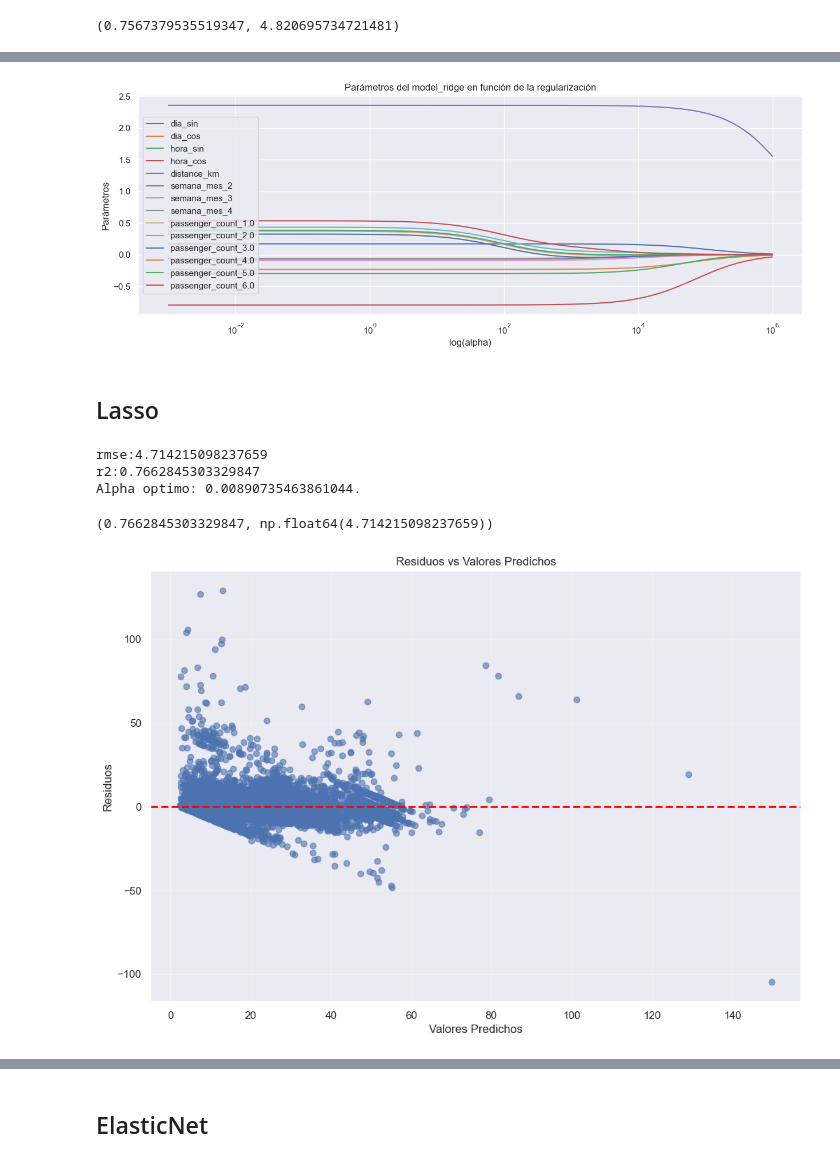
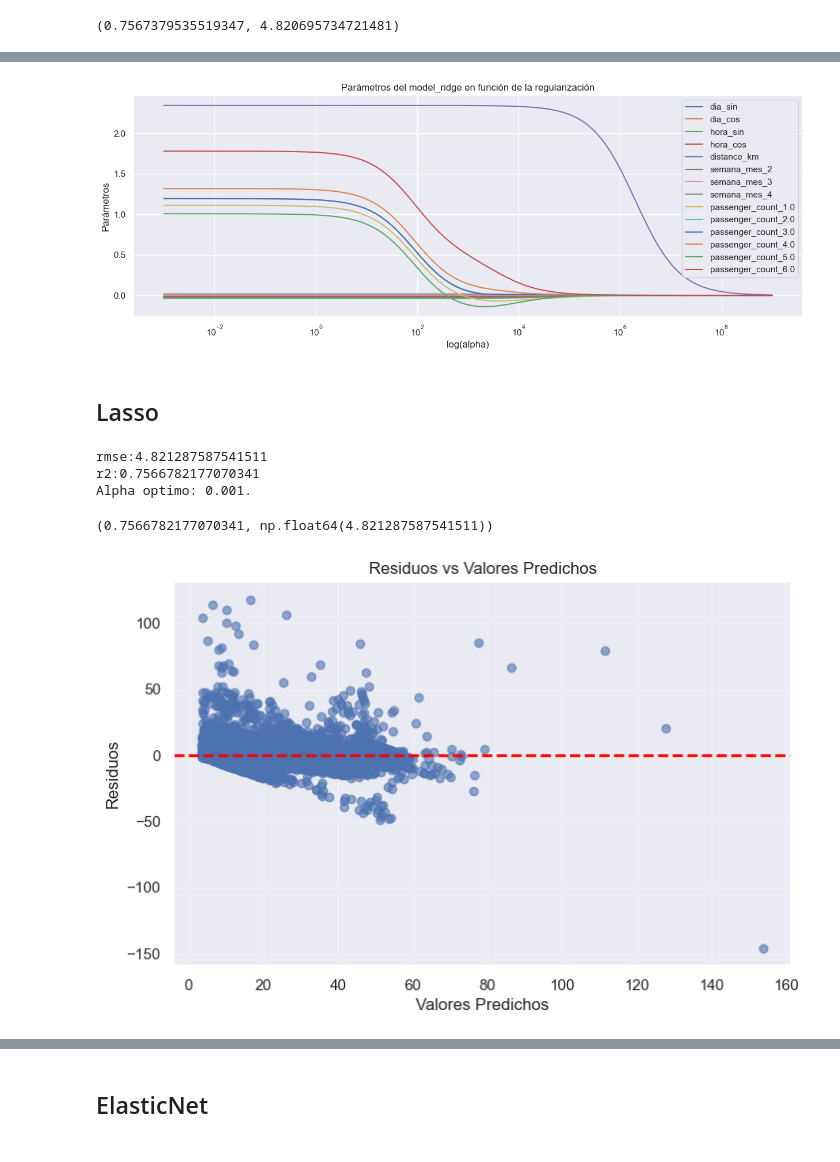
Before and after one commit to GenaCanciani/AA1-TUIA-2025C2-Canciani-Morales-Mancini, a Jupyter notebook: TP-Regresion-AA1-2025C1.ipynb, the cells around one changed output, grey strips where cells are left out. Saved outputs shown, nothing was run; the diff lists cells and outputs as text; code cells hidden in the pictures.

```diff
--- a/TP-Regresion-AA1-2025C1.ipynb
+++ b/TP-Regresion-AA1-2025C1.ipynb
@@ -756,7 +756,7 @@ array([[-0.46542515149483044],
 # Creación y entrenamiento del modelo. Scikit-Learn usa Cross Validation para encontrar el valor óptimo de alpha
 # (lambda en los desarrollos de teoría). Puede ser problemático con series de tiempo.
 
-model_ridge = make_pipeline(RidgeCV(alphas = np.logspace(-3, 6, 200),
+model_ridge = make_pipeline(RidgeCV(alphas = np.logspace(-3, 9, 200),
                               fit_intercept   = True,
                               store_cv_results = True
                         )
@@ -812,14 +812,14 @@ plt.axis('tight')
 plt.legend()
 plt.show()
 # %% [output]
-[figure, old version]
+[figure, new version]
 # %% [markdown]
 ## Lasso
 # %%
 # Creación y entrenamiento del modelo. Scikit-Learn usa Cross Validation para encontrar el valor óptimo de alpha
 # (lambda en los desarrollos de teoría). Puede ser problemático con series de tiempo.
 
-model_lasso = make_pipeline(LassoCV(alphas = np.logspace(-3, 6, 200),
+model_lasso = make_pipeline(LassoCV(alphas = np.logspace(-3, 3, 200),
                               fit_intercept = True,
                               cv = 5
                         )
@@ -836,25 +836,25 @@ print(f"r2:{r2_lasso}")
 print(f"Alpha optimo: {alpha_optimo_lasso}.")
 r2_lasso, rmse_lasso
 # %% [output]
-rmse:4.714215098237659
-r2:0.7662845303329847
-Alpha optimo: 0.00890735463861044.
+rmse:4.821287587541511
+r2:0.7566782177070341
+Alpha optimo: 0.001.
-(0.7662845303329847, np.float64(4.714215098237659))
+(0.7566782177070341, np.float64(4.821287587541511))
 # %%
 residuos_ridge = y_test - y_pred_ridge
 
 # Crear gráfico de residuos
-plt.figure(figsize=(12, 8))
+plt.figure(figsize=(8, 5))
 
 # Gráfico 1: Residuos vs Valores Predichos
 plt.scatter(y_pred_ridge, residuos, alpha=0.6)
 plt.axhline(y=0, color='red', linestyle='--', linewidth=2)
 plt.xlabel('Valores Predichos')
 plt.ylabel('Residuos')
 plt.title('Residuos vs Valores Predichos')
 plt.grid(True, alpha=0.3)
 # %% [output]
-[figure, old version]
+[figure, new version]
 # %%
 # Evolución de los parámetros en función de alpha
 
```
Also changed, not shown: parts of 10 cells of this notebook.
